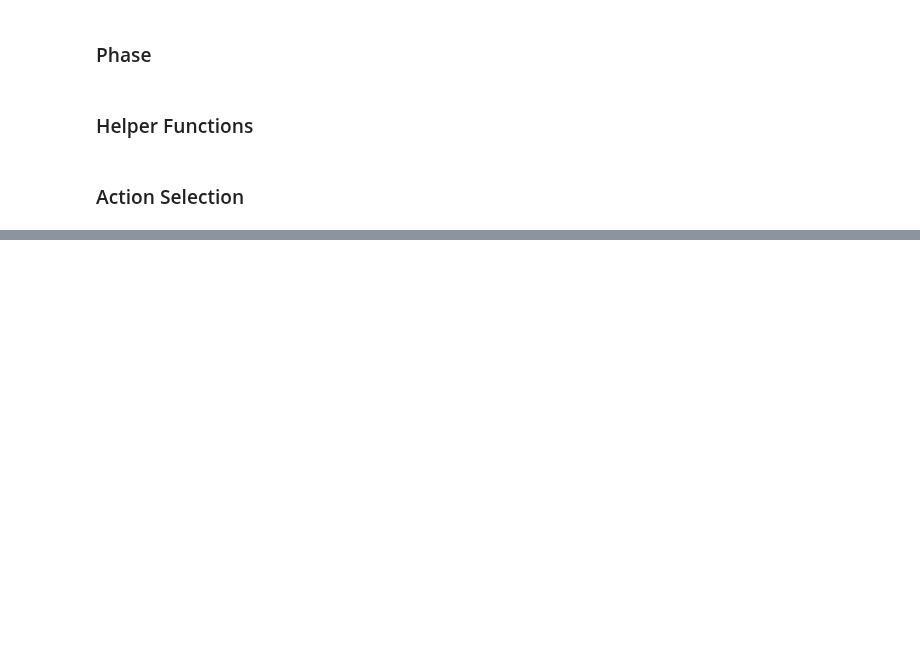
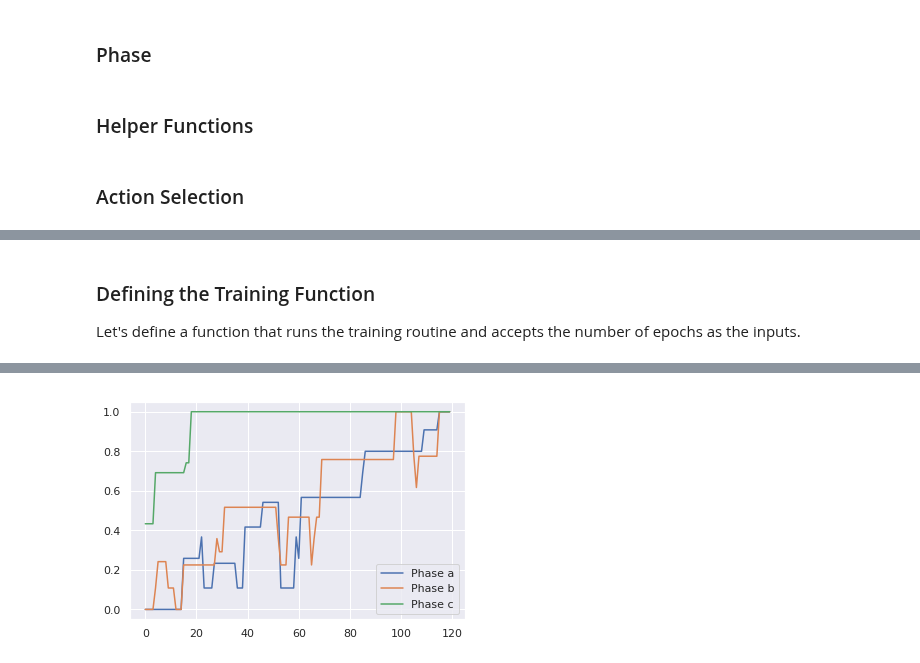
Before and after one commit to apra93/leabra-tf, a Jupyter notebook: docs/source/notebooks/0.8-Hierarchical-Learning.ipynb, the cells around one changed output, grey strips where cells are left out. Cells and saved outputs as stored; diff of their text form; code cells hidden in the pictures; blank space fills up the shorter version.

Commit message:
NB: Got plots for training and testing on the different phases.

```diff
--- a/docs/source/notebooks/0.8-Hierarchical-Learning.ipynb
+++ b/docs/source/notebooks/0.8-Hierarchical-Learning.ipynb
@@ -98,6 +100,7 @@ logger = logging.getLogger('leabratf')
 # %%
 N_COLORS = 5
 N_SHAPES = 4
+N_ACTIONS = 4
 # %% [markdown]
 ### Phase Colors and Shapes
 # %%
@@ -242,3 +249,0 @@ def actions(color_choices, shape_choices, action_dict=None):
-# %%
-choices = phase_a_labels(n_samples=10)
-actions(*choices)
@@ -246,0 +414,12 @@ actions(*choices)
+# %%
+phase = 'a'
+def test_func(init_ops):
+    with tf.Session() as sess:
+        if tf.global_variables_initializer() not in init_ops:
+            init_ops += [tf.global_variables_initializer(),
+                         tf.local_variables_initializer()]
+        sess.run(init_ops)
+        handles = pdict({name : sess.run(iterators[name].string_handle())
+                    for name in iterators.keys()})
+        return sess.run(accuracy, feed_dict={handler: handles[f'test_{phase}']})
+test_func(init_ops)
@@ -246,0 +455,15 @@ actions(*choices)
+# %%
+def new_session(*args, **kwargs):
+    # Try to close the globally defined session if it isn't already
+    try:
+        if not sess._closed:
+            sess.close()
+    # If it doesn't exist, then just pass
+    except NameError:
+        pass
+    # Return the new instance
+    return tf.Session(*args, **kwargs)
+# %% [markdown]
+### Defining the Training Function
+
+Let's define a function that runs the training routine and accepts the number of epochs as the inputs.
@@ -246,0 +541,18 @@ actions(*choices)
+# %%
+sess = new_session()
+phase_metrics = train_exp(
+    sess,
+    lr=0.00333,
+    epochs=1,
+    train_op=optimizer_dict['Adam'],
+    init_ops=init_ops,
+    verbose=False,
+    phases=['a', 'b', 'c'],
+    n_train=None,
+    n_val=1,
+)
+for phase, data in phase_metrics.items():
+    plt.plot(data.sample, data['accuracy'], label=f'Phase {phase}')
+plt.legend()
+plt.show()
+# %% [output]
@@ -246,0 +560 @@ actions(*choices)
+[figure, added]
```
Also changed, not shown: parts of 26 cells of this notebook.
